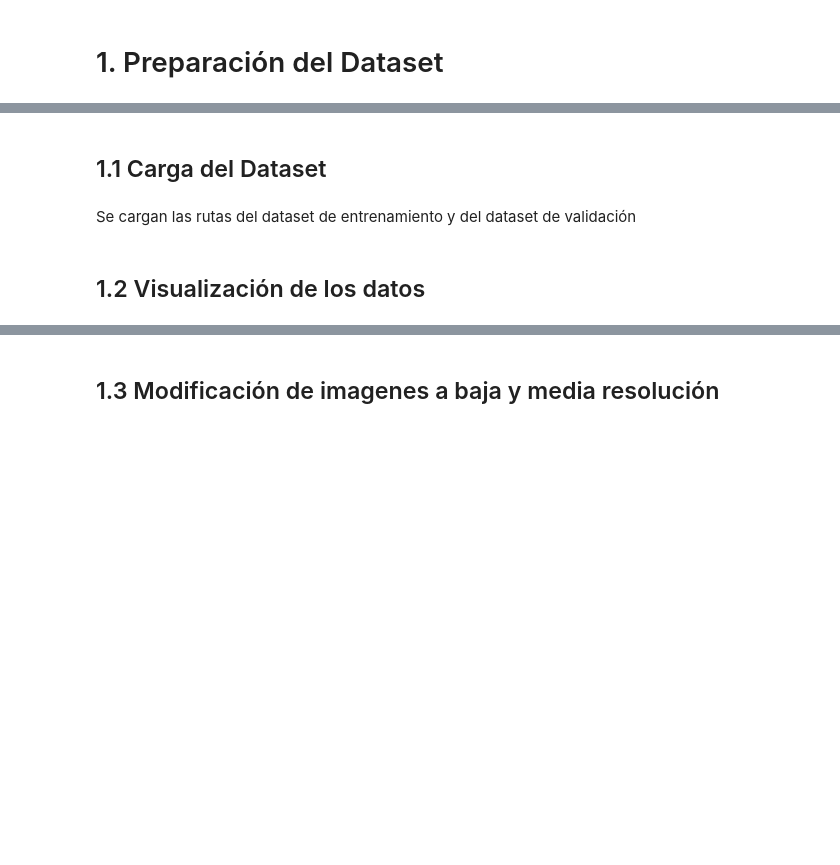
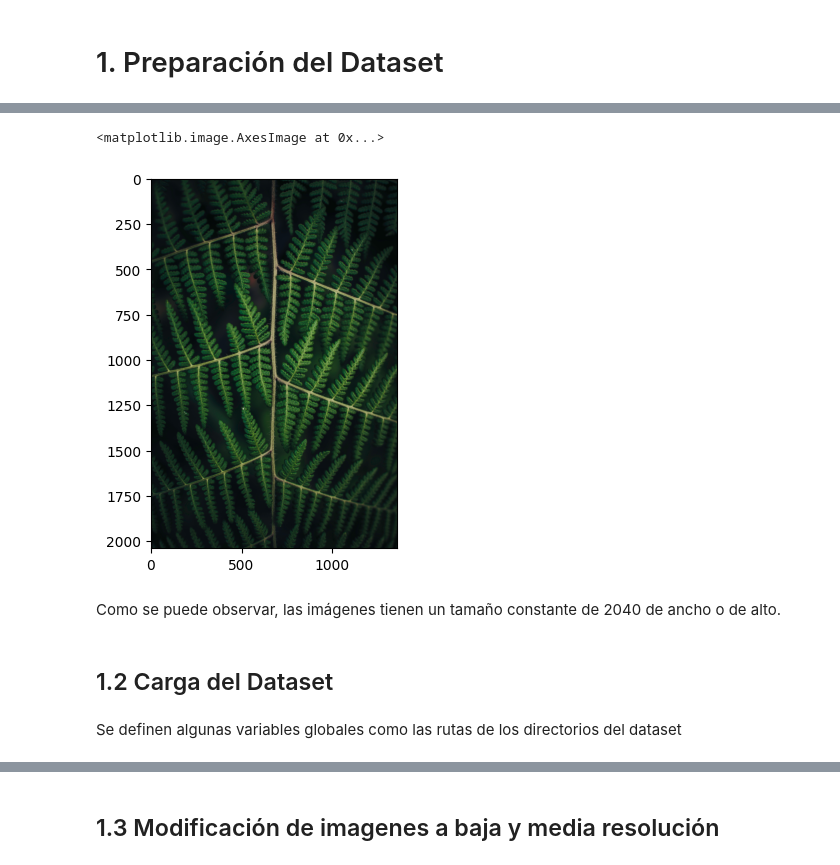
Before and after one commit to dmarintwentychu/TFG, a Jupyter notebook: Code/TFGCode/TFGFinalNotebook.ipynb, the cells around one changed output, grey strips where cells are left out. Drawn from its saved outputs; the diff is of its cells as text; code cells hidden in the pictures; blank space fills up the shorter version.

```diff
--- a/Code/TFGCode/TFGFinalNotebook.ipynb
+++ b/Code/TFGCode/TFGFinalNotebook.ipynb
@@ -29,6 +58,11 @@
+# %%
+plt.imshow(show_image)
+# %% [output]
+<matplotlib.image.AxesImage at 0x...>
+[figure, added]
+# %% [markdown]
+Como se puede observar, las imágenes tienen un tamaño constante de 2040 de ancho o de alto.
 # %% [markdown]
-## 1.1 Carga del Dataset <a id="cargadeldataset"></a>
+## 1.2 Carga del Dataset <a id="cargadeldataset"></a>
-# %% [markdown]
-Se cargan las rutas del dataset de entrenamiento y del dataset de validación
-# %% [markdown]
-## 1.2 Visualización de los datos <a id="visualizaciondatos"></a>
+# %% [markdown]
+Se definen algunas variables globales como las rutas de los directorios del dataset
```
Also changed, not shown: parts of 29 cells of this notebook, 1 other file.
